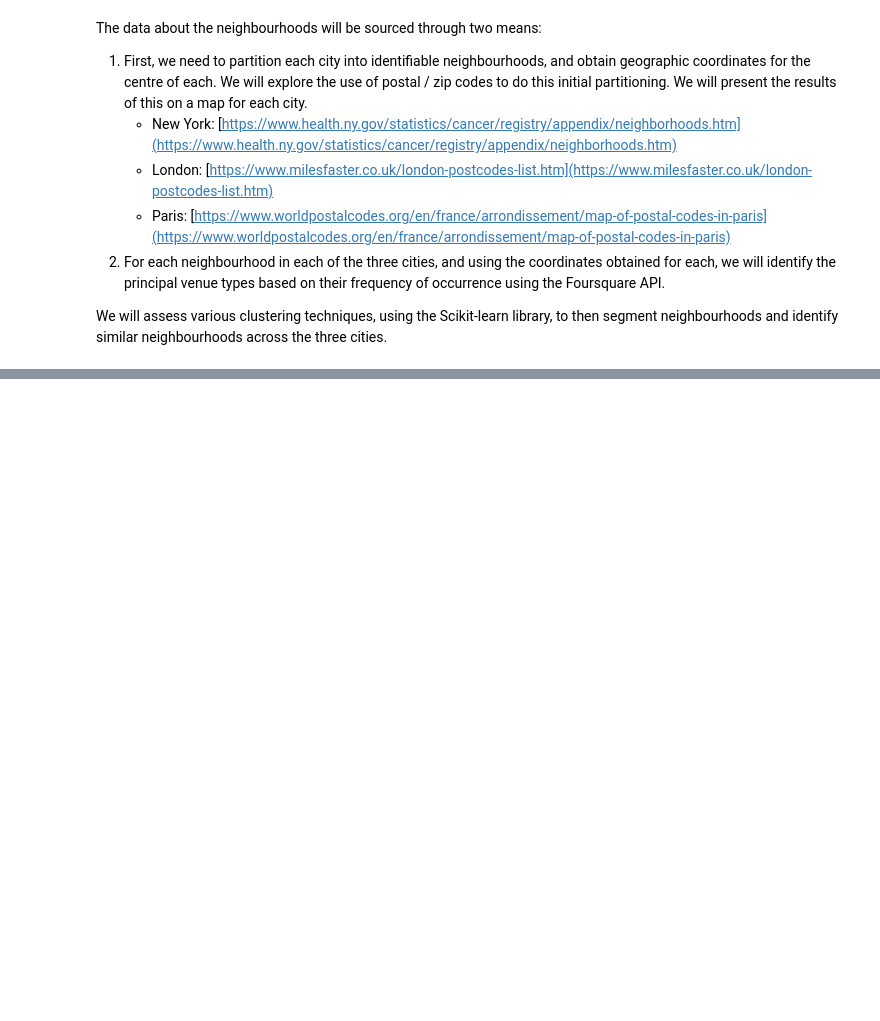
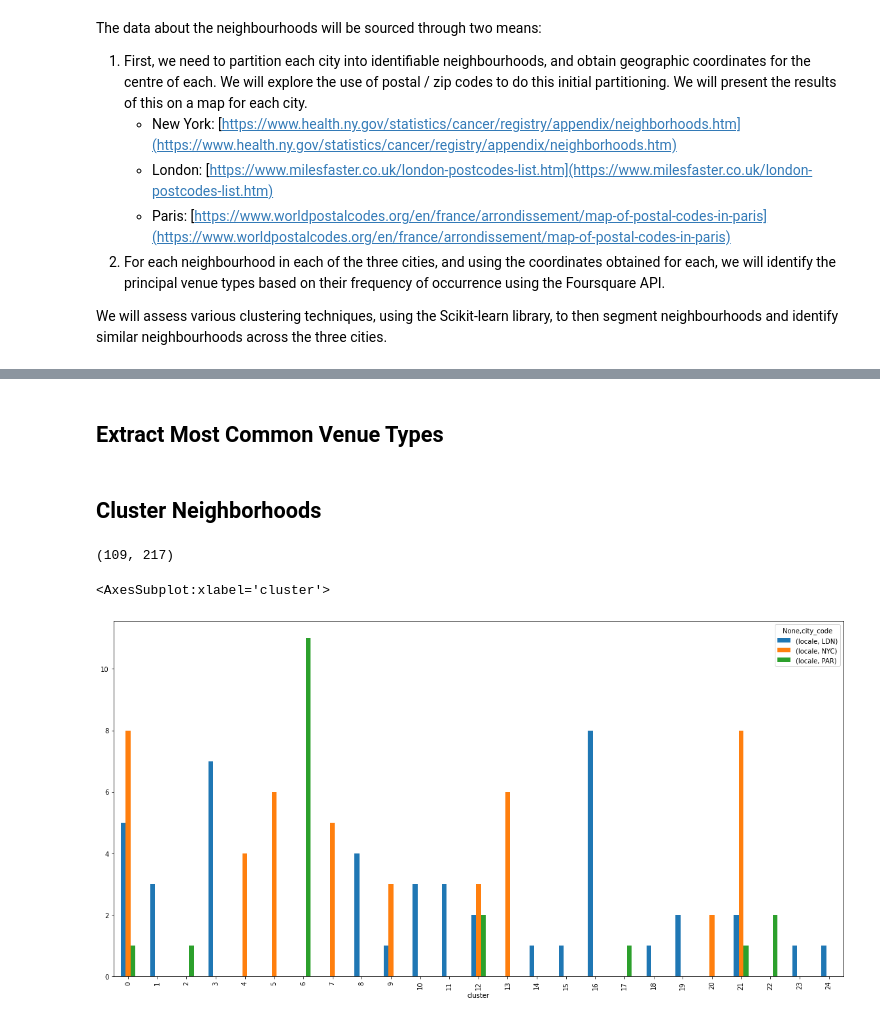
Before and after one commit to pemm8/Coursera_Capstone, a Jupyter notebook: Capstone_BattleOfNeighbourhoods.ipynb, the cells around one changed output, grey strips where cells are left out. Cells and saved outputs as stored; diff of their text form; code cells hidden in the pictures; blank space fills up the shorter version.

```diff
--- a/Capstone_BattleOfNeighbourhoods.ipynb
+++ b/Capstone_BattleOfNeighbourhoods.ipynb
@@ -24,0 +535,31 @@ We will assess various clustering techniques, using the Scikit-learn library, to
+# %% [markdown]
+## Extract Most Common Venue Types
+# %%
+def return_most_common_venues(row, num_top_venues):
+    row_categories = row.iloc[3:]
+    row_categories_sorted = row_categories.sort_values(ascending=False)
+
+    return row_categories_sorted.index.values[0:num_top_venues]
+# %%
+num_top_venues = 5
+ordinals = ['st', 'nd', 'rd']
+
+# create columns according to number of top venues
+columns = ['city_code', 'locale', 'zip']
+
+for ind in np.arange(num_top_venues):
+    try:
+        columns.append('{}{}'.format(ind + 1, ordinals[ind]))
+    except:
+        columns.append('{}th'.format(ind + 1))
+
+# create a new dataframe
+df_venues_sorted = pd.DataFrame(columns=columns)
+df_venues_sorted['city_code'] = df_grouped2['city_code']
+df_venues_sorted['locale'] = df_grouped2['locale']
+df_venues_sorted['zip'] = df_grouped2['zip']
+
+for ind in np.arange(df_grouped2.shape[0]):
+    df_venues_sorted.iloc[ind, 3:] = return_most_common_venues(df_grouped2.iloc[ind, :], num_top_venues)
+# %% [markdown]
+## Cluster Neighborhoods
@@ -24,0 +568,23 @@ We will assess various clustering techniques, using the Scikit-learn library, to
+# %%
+df_clustering = df_grouped2.drop(columns=['city_code','locale','zip'])
+df_clustering.shape
+# %% [output]
+(109, 217)
+# %%
+k = 25
+
+# run k-means clustering
+kmeans = KMeans(n_clusters=k, random_state=0).fit(df_clustering)
+
+# add cluster labels
+if 'cluster' in df_venues_sorted.columns:
+    df_venues_sorted.drop(columns=['cluster'], inplace=True)
+
+df_venues_sorted.insert(0, 'cluster', kmeans.labels_)
+# %%
+df_venues_sorted[['cluster','city_code','locale']]\
+    .pivot_table(index='cluster', columns='city_code', aggfunc='count')\
+    .plot(kind='bar', figsize=(20,10))
+# %% [output]
+<AxesSubplot:xlabel='cluster'>
+[figure, added]
```
Also changed, not shown: parts of 79 cells of this notebook, 6 other files.
